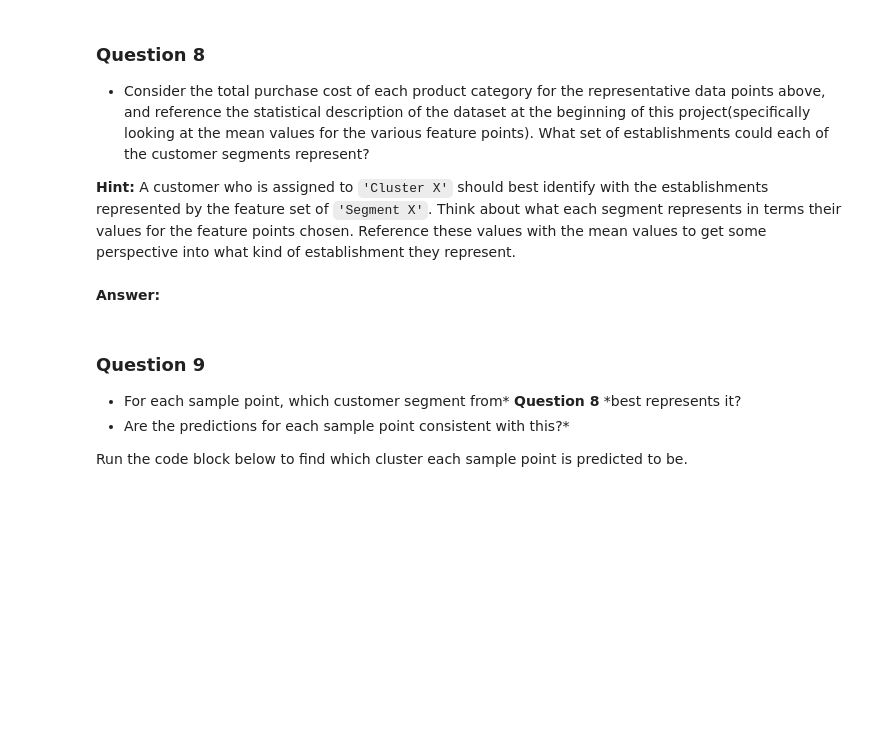
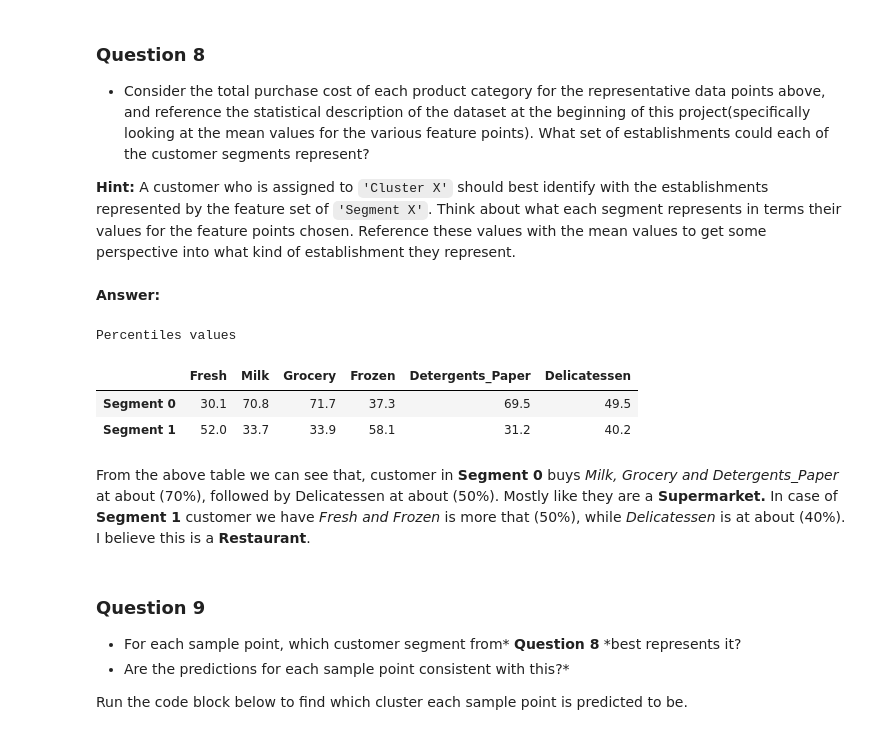
Before and after one commit to Sup-Dev/machine-learning, a Jupyter notebook: projects/customer_segments/customer_segments.ipynb, the cells around one changed output. Drawn from its saved outputs; the diff is of its cells as text; code cells hidden in the pictures; blank space fills up the shorter version.

```diff
--- a/projects/customer_segments/customer_segments.ipynb
+++ b/projects/customer_segments/customer_segments.ipynb
@@ -409,6 +563,18 @@ display(true_centers)
 **Hint:** A customer who is assigned to `'Cluster X'` should best identify with the establishments represented by the feature set of `'Segment X'`. Think about what each segment represents in terms their values for the feature points chosen. Reference these values with the mean values to get some perspective into what kind of establishment they represent.
 # %% [markdown]
 **Answer:**
+# %%
+print("Percentiles values")
+temp = data.append(true_centers)
+percentiles = 100.0 * temp.rank(axis=0, pct=True).loc[['Segment 0', 'Segment 1']].round(decimals=3)
+display(percentiles)
+# %% [output]
+Percentiles values
+|  | Fresh | Milk | Grocery | Frozen | Detergents_Paper | Delicatessen |
+| Segment 0 | 30.1 | 70.8 | 71.7 | 37.3 | 69.5 | 49.5 |
+| Segment 1 | 52.0 | 33.7 | 33.9 | 58.1 | 31.2 | 40.2 |
+# %% [markdown]
+From the above table we can see that, customer in **Segment 0** buys *Milk, Grocery and Detergents_Paper* at about (70%), followed by Delicatessen at about (50%). Mostly like they are a **Supermarket.** In case of **Segment 1** customer we have *Fresh and Frozen* is more that (50%), while *Delicatessen* is at about (40%). I believe this is a **Restaurant**.
 # %% [markdown]
 ### Question 9
 
```
Also changed, not shown: parts of 27 cells of this notebook, 1 other file.
